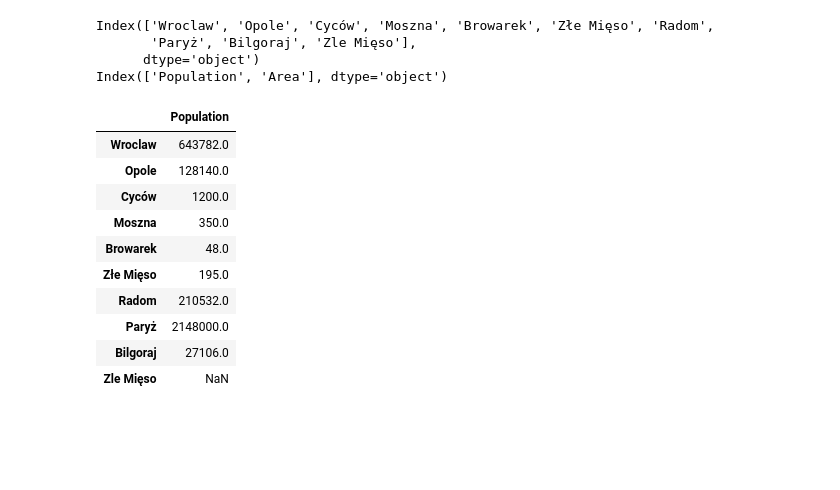
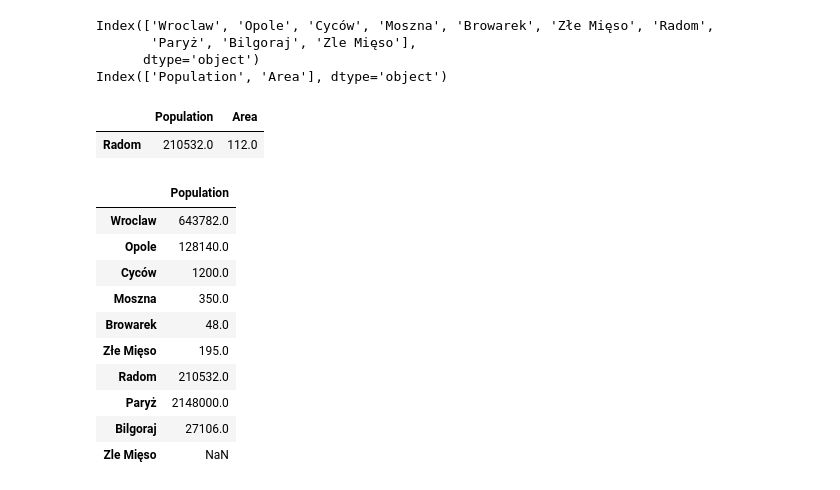
Before and after one commit to josedanielmoya/operating_systems, a Jupyter notebook: sadism_1_python_fundamentals.ipynb, the cells around one changed output. Drawn from its saved outputs; the diff is of its cells as text; code cells hidden in the pictures; blank space fills up the shorter version.

Commit message:
basics of dataframes

```diff
--- a/sadism_1_python_fundamentals.ipynb
+++ b/sadism_1_python_fundamentals.ipynb
@@ -608,6 +614,11 @@ Index(['Wroclaw', 'Opole', 'Cyców', 'Moszna', 'Browarek', 'Złe Mięso', 'Radom
 Index(['Population', 'Area'], dtype='object')
 # %%
 df.loc['Radom','Area'] = 112
+# %%
+df.loc[['Radom']]
+# %% [output]
+|  | Population | Area |
+| Radom | 210532.0 | 112.0 |
 # %%
 df[['Population']]
 # %% [output]
```
Also changed, not shown: parts of 5 cells of this notebook.
